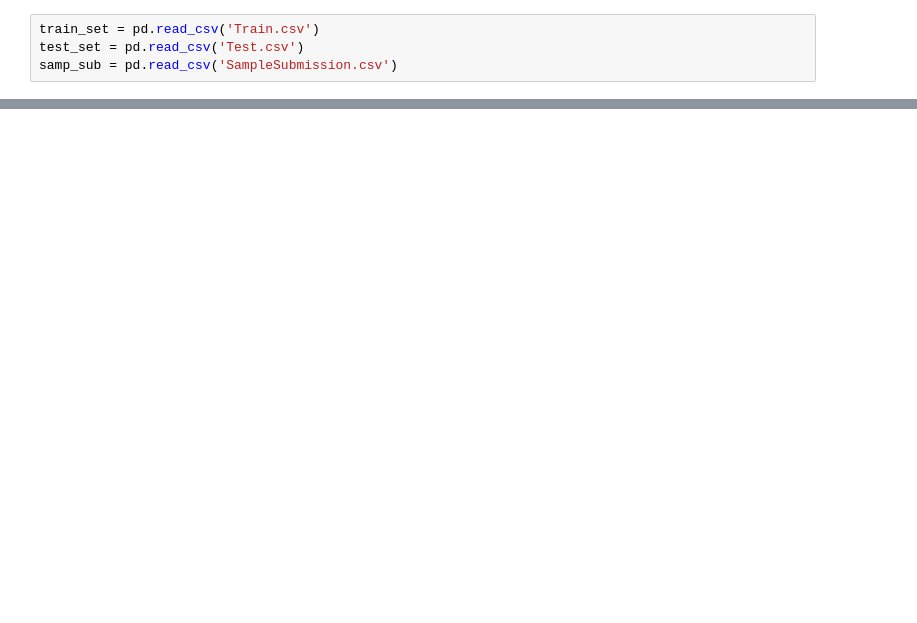
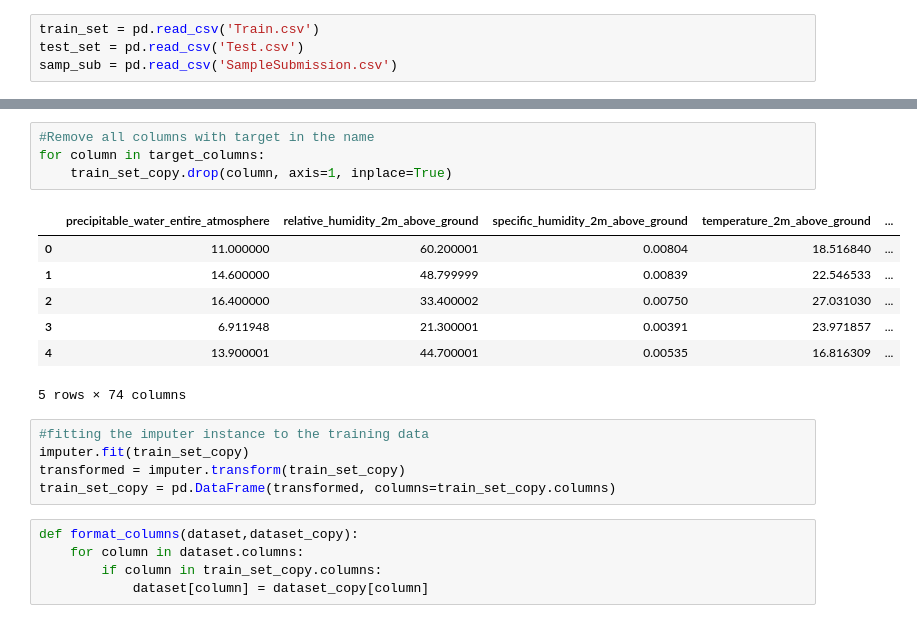
Before and after one commit to JerryAgbesi/Zindi--AI-challenges, a Jupyter notebook: Urban air pollution/urban_pollution.ipynb, the cells around one changed output, grey strips where cells are left out. Saved outputs shown, nothing was run; the diff lists cells and outputs as text; blank space fills up the shorter version.

```diff
--- a/Urban air pollution/urban_pollution.ipynb
+++ b/Urban air pollution/urban_pollution.ipynb
@@ -85,0 +65,22 @@ for column in nan_columns:
+# %%
+#Remove all columns with target in the name
+for column in target_columns:
+    train_set_copy.drop(column, axis=1, inplace=True)
+# %% [output]
+|  | precipitable_water_entire_atmosphere | relative_humidity_2m_above_ground | specific_humidity_2m_above_ground | temperature_2m_above_ground | ... |
+| 0 | 11.000000 | 60.200001 | 0.00804 | 18.516840 | ... |
+| 1 | 14.600000 | 48.799999 | 0.00839 | 22.546533 | ... |
+| 2 | 16.400000 | 33.400002 | 0.00750 | 27.031030 | ... |
+| 3 | 6.911948 | 21.300001 | 0.00391 | 23.971857 | ... |
+| 4 | 13.900001 | 44.700001 | 0.00535 | 16.816309 | ... |
+5 rows × 74 columns
+# %%
+#fitting the imputer instance to the training data
+imputer.fit(train_set_copy)
+transformed = imputer.transform(train_set_copy)
+train_set_copy = pd.DataFrame(transformed, columns=train_set_copy.columns)
+# %%
+def format_columns(dataset,dataset_copy):
+    for column in dataset.columns:
+        if column in train_set_copy.columns:
+            dataset[column] = dataset_copy[column]
```
Also changed, not shown: parts of 29 cells of this notebook, 1 other file.
